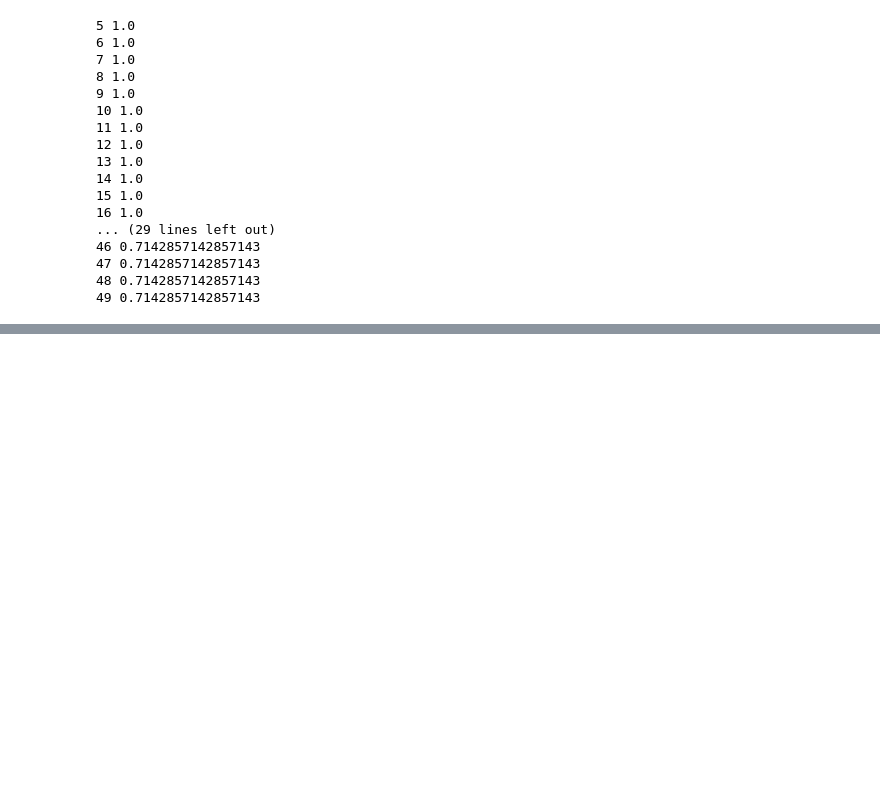
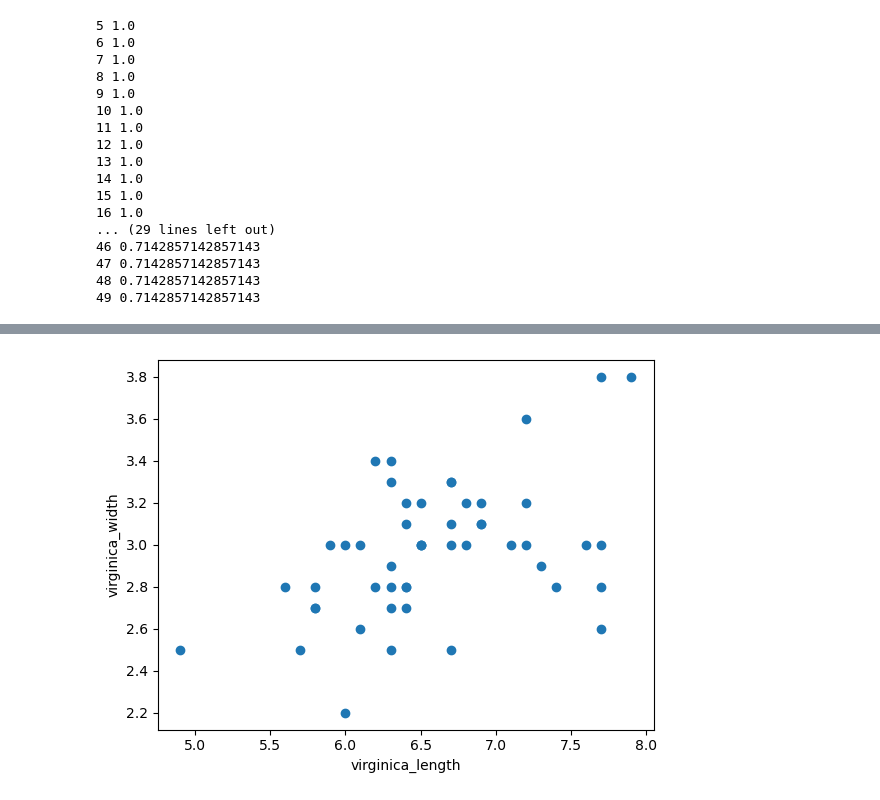
Before and after one commit to krpythondestroyer/ML, a Jupyter notebook: fish.ipynb, the cells around one changed output, grey strips where cells are left out. Drawn from its saved outputs; the diff is of its cells as text; code cells hidden in the pictures; blank space fills up the shorter version.

```diff
--- a/fish.ipynb
+++ b/fish.ipynb
@@ -251,3 +251,11 @@ for n in range(5,50):
 47 0.7142857142857143
 48 0.7142857142857143
 49 0.7142857142857143
+# %%
+import seaborn as sns
+
+df = sns.load_dataset('iris')
+df
+
+#어떤 것들이 있는지 알고 싶음 . unique() 사용
+# 데이터 선택 - mean 활용 / df.groupby('species').mean()
@@ -253,0 +339,3 @@ for n in range(5,50):
+# %%
+df_virginica = df[df['species'] =='virginica']
+df_virginica.head()
@@ -253,0 +349,5 @@ for n in range(5,50):
+# %%
+virginica_length = df_virginica['sepal_length'].tolist()
+virginica_width = df_virginica['sepal_width'].tolist()
+virginica_length
+virginica_width
@@ -253,0 +372,7 @@ for n in range(5,50):
+# %%
+plt.scatter(virginica_length,virginica_width)
+plt.xlabel('virginica_length')
+plt.ylabel('virginica_width')
+plt.show()
+# %% [output]
+[figure, added]
```
Also changed, not shown: parts of 35 cells of this notebook, 2 other files.
